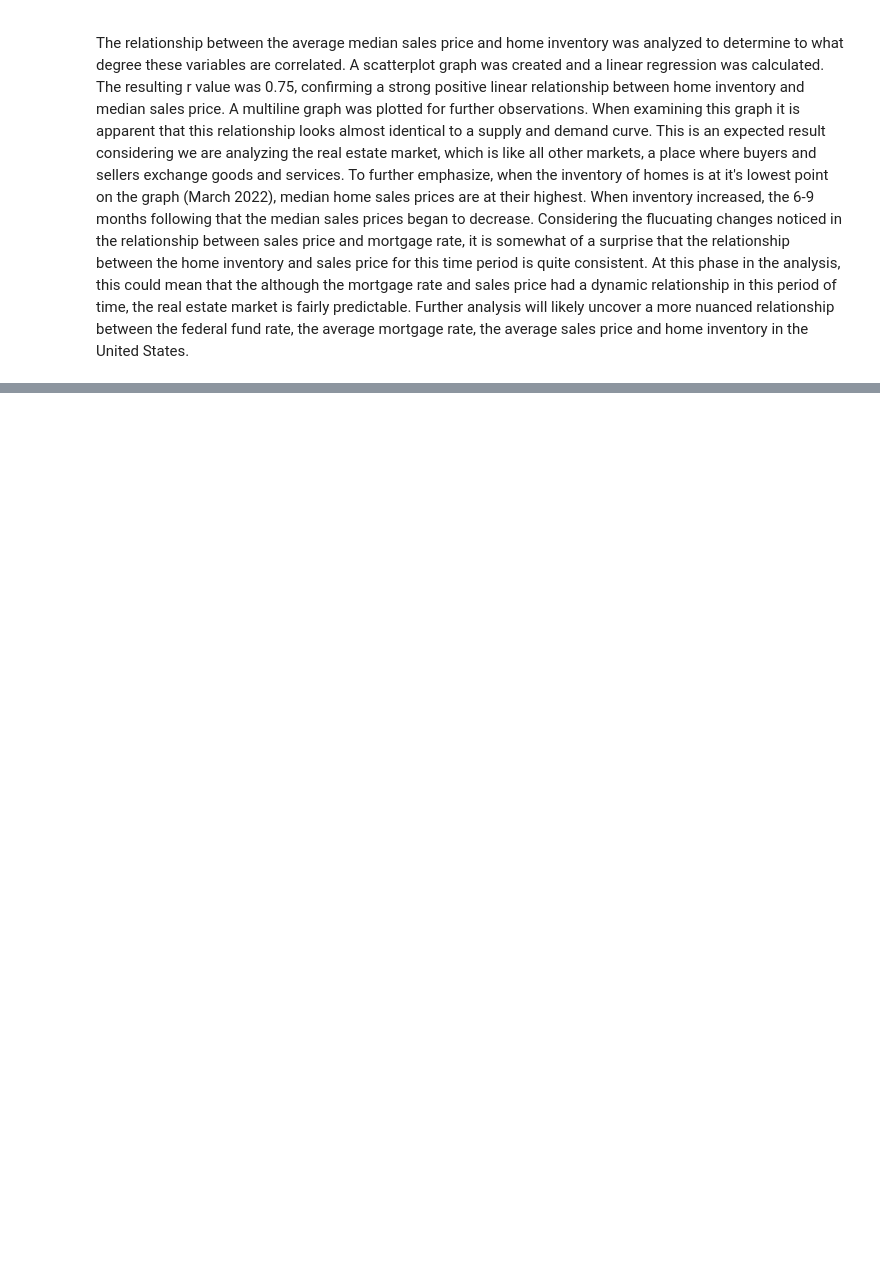
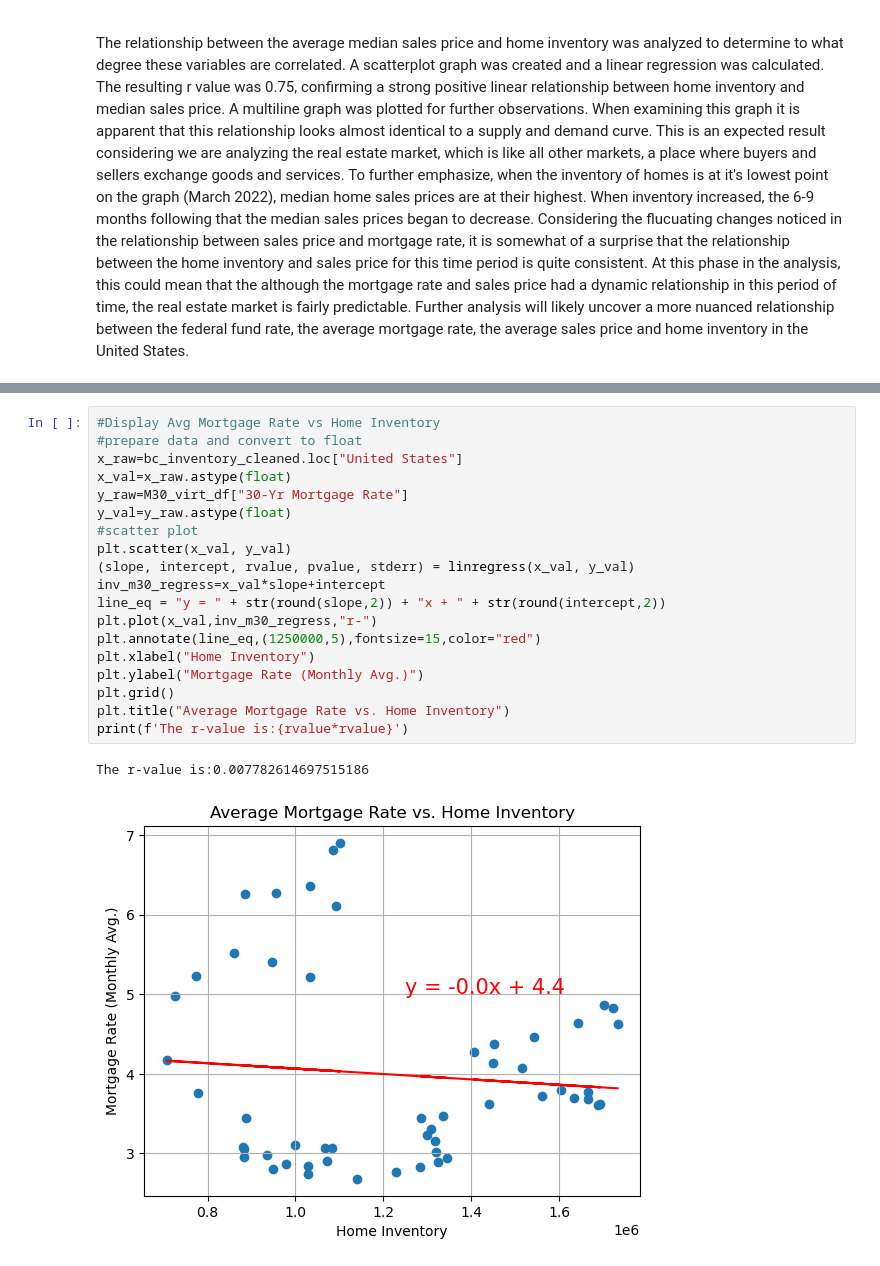
Before and after one commit to ceramicbull/Project-1-Repo, a Jupyter notebook: Group Project One Notebook.ipynb, the cells around one changed output, grey strips where cells are left out. Drawn from its saved outputs; the diff is of its cells as text; blank space fills up the shorter version.

```diff
--- a/Group Project One Notebook.ipynb
+++ b/Group Project One Notebook.ipynb
@@ -903,0 +954,22 @@ The relationship between the average median sales price and home inventory was a
+# %%
+#Display Avg Mortgage Rate vs Home Inventory
+#prepare data and convert to float
+x_raw=bc_inventory_cleaned.loc["United States"]
+x_val=x_raw.astype(float)
+y_raw=M30_virt_df["30-Yr Mortgage Rate"]
+y_val=y_raw.astype(float)
+#scatter plot
+plt.scatter(x_val, y_val)
+(slope, intercept, rvalue, pvalue, stderr) = linregress(x_val, y_val)
+inv_m30_regress=x_val*slope+intercept
+line_eq = "y = " + str(round(slope,2)) + "x + " + str(round(intercept,2))
+plt.plot(x_val,inv_m30_regress,"r-")
+plt.annotate(line_eq,(1250000,5),fontsize=15,color="red")
+plt.xlabel("Home Inventory")
+plt.ylabel("Mortgage Rate (Monthly Avg.)")
+plt.grid()
+plt.title("Average Mortgage Rate vs. Home Inventory")
+print(f'The r-value is:{rvalue*rvalue}')
+# %% [output]
+The r-value is:0.007782614697515186
+[figure, added]
```
Also changed, not shown: parts of 19 cells of this notebook, 2 other files.
